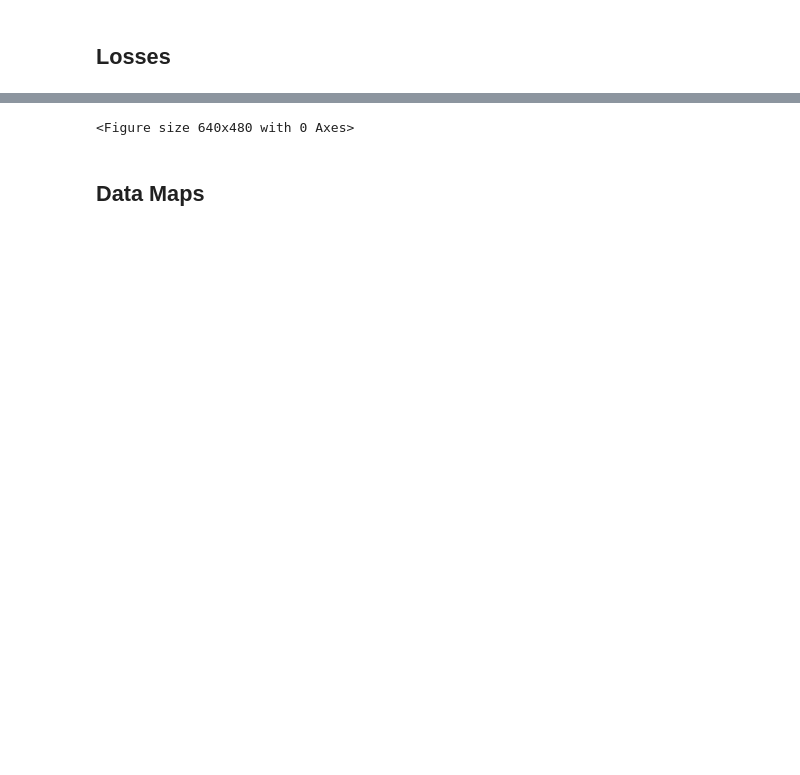
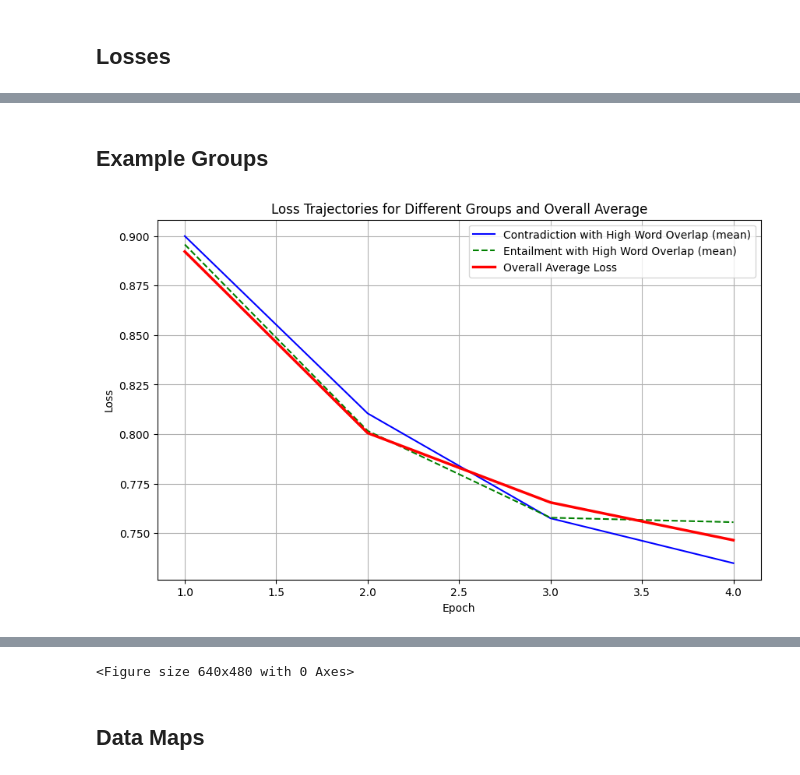
Before and after one commit to hugomilosz/hardness-metric-evaluation, a Jupyter notebook: run_bert_tiny_mnli.ipynb, the cells around one changed output, grey strips where cells are left out. Saved outputs shown, nothing was run; the diff lists cells and outputs as text; code cells hidden in the pictures; blank space fills up the shorter version.

```diff
--- a/run_bert_tiny_mnli.ipynb
+++ b/run_bert_tiny_mnli.ipynb
@@ -181,3 +157,12 @@ print(epoch_losses)
+# %% [markdown]
+## Example Groups
+# %%
+# Load the MNLI dataset from Hugging Face
+mnli = load_dataset('multi_nli')
+plt = generate_plots.plot_example_group_losses(mnli, all_losses)
+plt.show()
+# %% [output]
+[figure, added]
 # %%
 # Define negation words
 negation_words = {"not", "no", "never", "none", "nothing", "nowhere", "neither", "nor",
```
Also changed, not shown: parts of 21 cells of this notebook, 2 other files.
